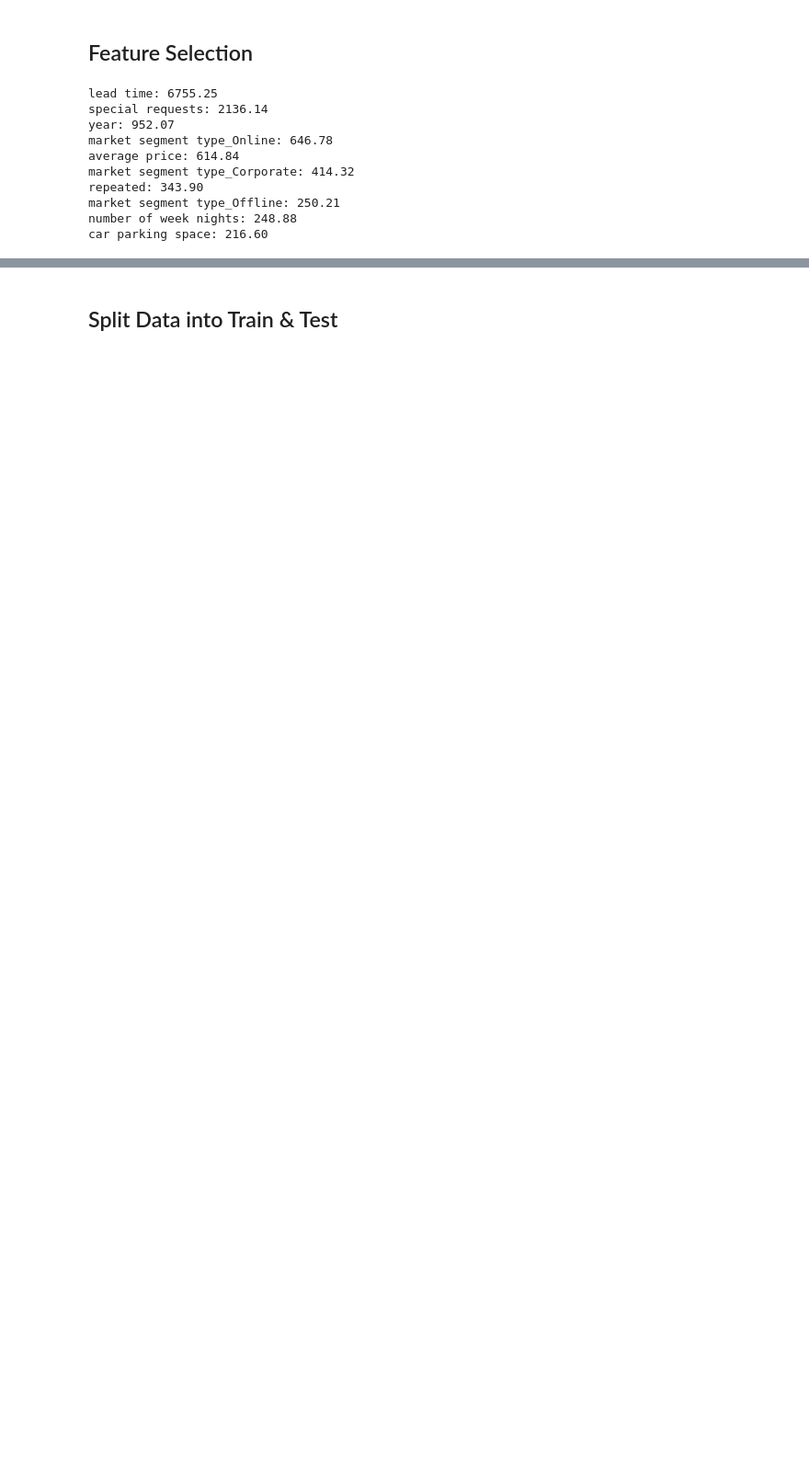
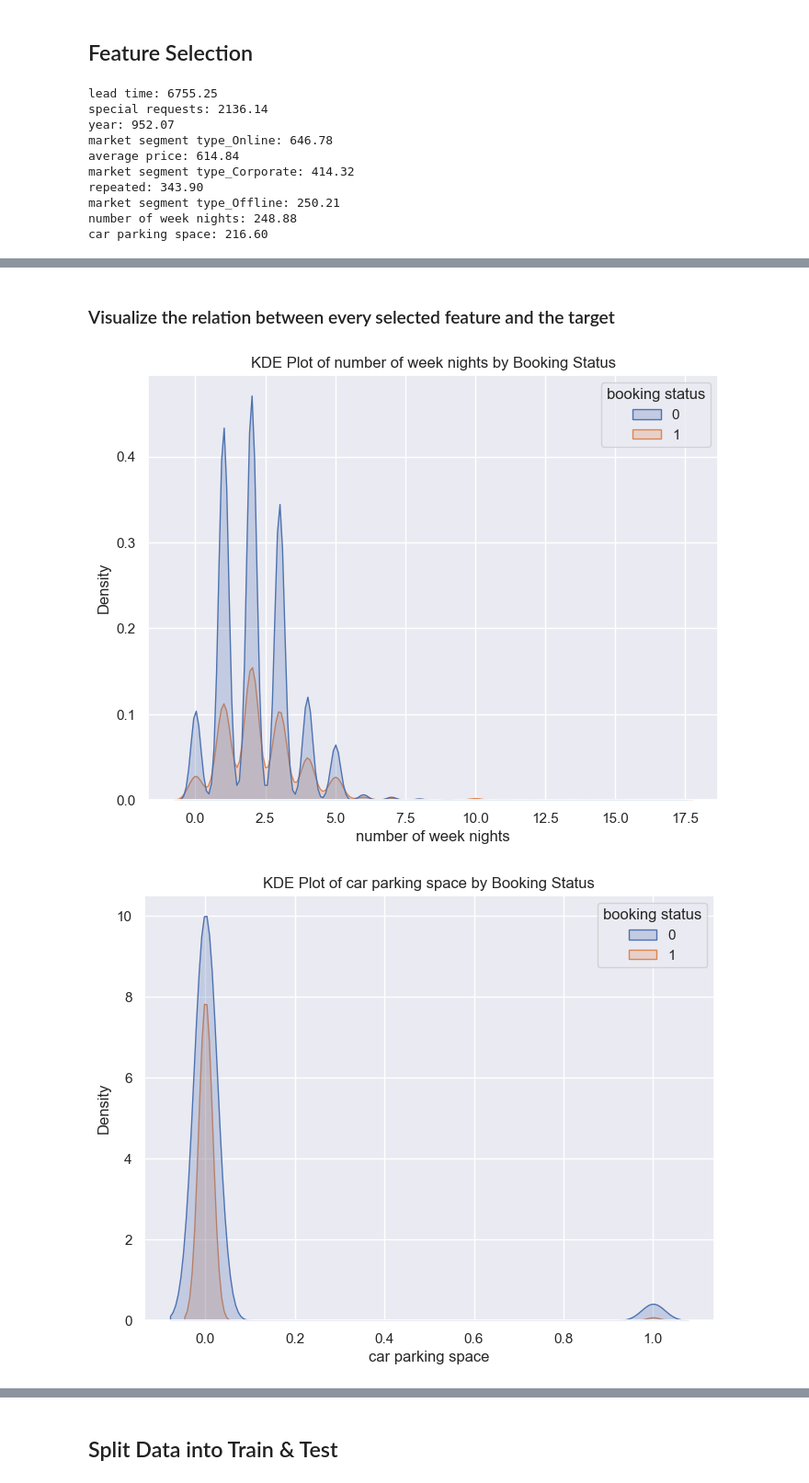
Before and after one commit to YoussefAboelwafa/Hotel-Booking-Cancellation-Prediction, a Jupyter notebook: notebook.ipynb, the cells around one changed output, grey strips where cells are left out. Shown at 92% size. Cells and saved outputs as stored; diff of their text form; code cells hidden in the pictures; blank space fills up the shorter version.

```diff
--- a/notebook.ipynb
+++ b/notebook.ipynb
@@ -157,0 +300,12 @@ car parking space: 216.60
+# %% [markdown]
+### Visualize the relation between every selected feature and the target
+# %%
+for feature_index in selected_features_indices:
+    feature_name = features.columns[feature_index]
+    plt.figure(figsize=(8, 6))
+    sns.kdeplot(data=booking, x=feature_name, hue="booking status", fill=True)
+    plt.title(f"KDE Plot of {feature_name} by Booking Status")
+    plt.show()
+# %% [output]
+[figure, added]
+[figure, added]
```
Also changed, not shown: parts of 15 cells of this notebook.
